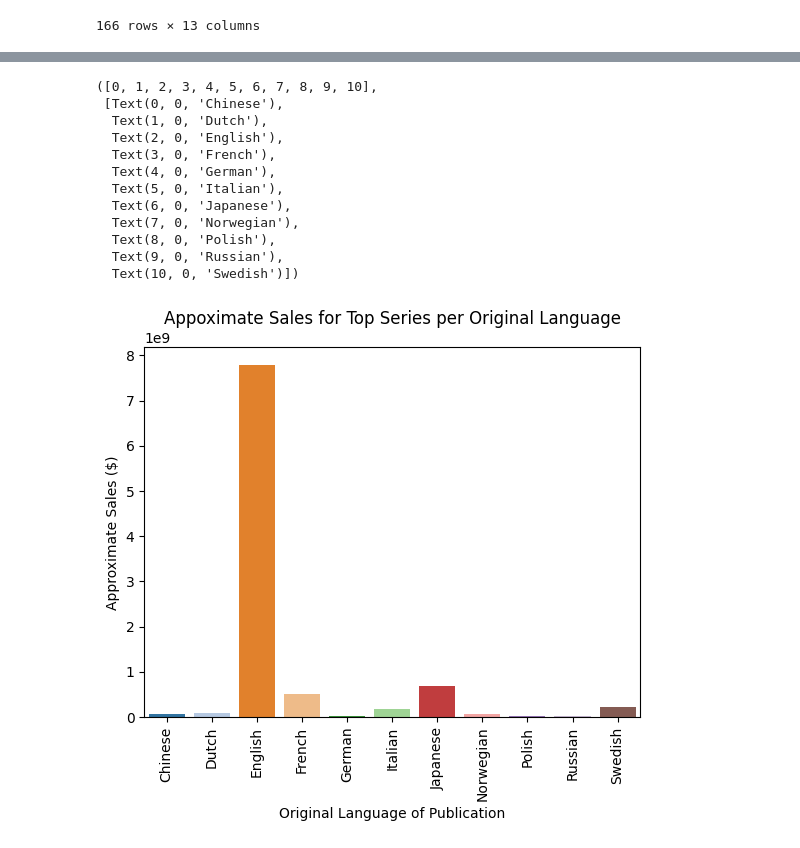
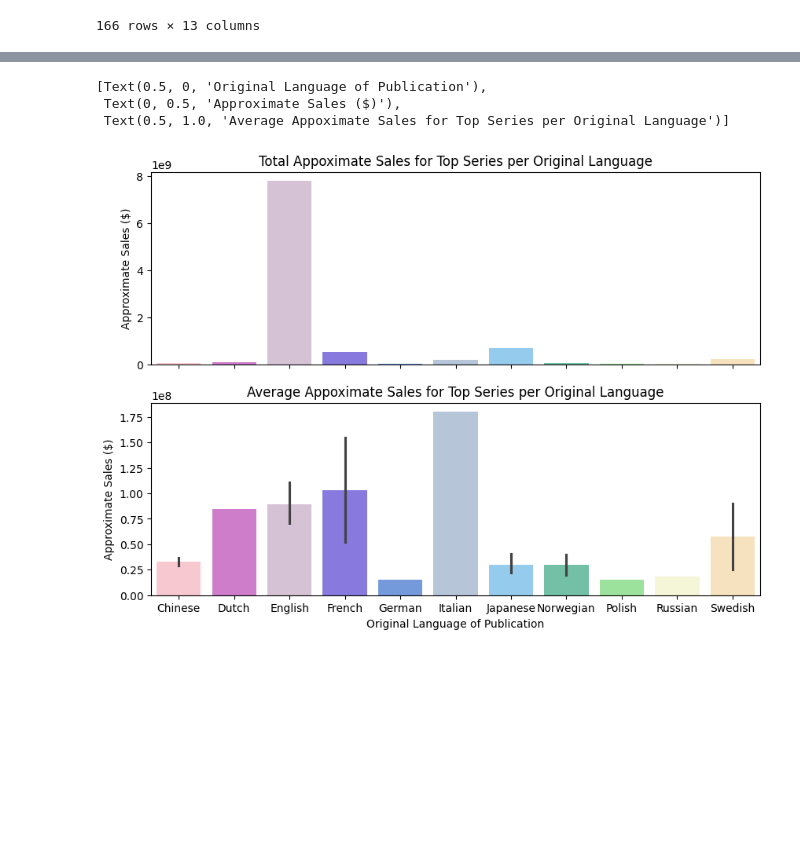
Before and after one commit to loubutch/710020717_Empirical_Project, a Jupyter notebook: source/summary_and_visualisations.ipynb, the cells around one changed output, grey strips where cells are left out. Drawn from its saved outputs; the diff is of its cells as text; code cells hidden in the pictures; blank space fills up the shorter version.

```diff
--- a/source/summary_and_visualisations.ipynb
+++ b/source/summary_and_visualisations.ipynb
@@ -23,3 +23,8 @@ df_book
 | 164 | The Secret Diary of Adrian Mole, ... | Sue Townsend | English | 1982 | 20000000 | Young adult novel | NaN | NaN | ... |
 | 165 | Ronia, the Robber's Daughter | Astrid Lindgren | Swedish | 1981 | 10000000 | NaN | NaN | NaN | ... |
 166 rows × 13 columns
+# %%
+palette16 = dict(Chinese = "pink", Dutch = "orchid", English = "thistle", French = "mediumslateblue", German ="cornflowerblue",
+           Italian = "lightsteelblue", Japanese = "lightskyblue", Norwegian ="mediumaquamarine", Polish = "lightgreen", Russian = "lightgoldenrodyellow",
+           Swedish = "moccasin", Portuguese = "sandybrown", Spanish = "darksalmon", Czech = "lightcoral",Yiddish = "silver",
+           Gujarati = "darkgrey")
@@ -169,23 +239,23 @@ plt.legend(loc='upper right', bbox_to_anchor=(1.3, 1), title = "Original Languag
 # %%
+fig, axs = plt.subplots(nrows=2, figsize=(10, 7))
+
 grouped_sales_language = df_series.groupby("Original_Language").sum()
 sns.barplot(grouped_sales_language, x = "Original_Language", y = "Approximate_Sales", hue = "Original_Language",
-            palette= "tab20", legend = False, errorbar=None).set(
+         palette = palette16, legend = False, errorbar=None, ax = axs[0],
+            order = df_series.sort_values("Original_Language").Original_Language).set(
+                xticklabels=[],
+                xlabel = None,
+                ylabel = "Approximate Sales ($)",
+                title = "Total Appoximate Sales for Top Series per Original Language")
+
+
+sns.barplot(df_series, x = "Original_Language", y = "Approximate_Sales", hue = "Original_Language",
+            palette= palette16, legend = False, order = df_series.sort_values("Original_Language").Original_Language ).set(
                 xlabel = "Original Language of Publication",
                 ylabel = "Approximate Sales ($)",
-                title = "Appoximate Sales for Top Series per Original Language")
-
-plt.xticks(rotation=90)
+                title = "Average Appoximate Sales for Top Series per Original Language")
 # %% [output]
-([0, 1, 2, 3, 4, 5, 6, 7, 8, 9, 10],
- [Text(0, 0, 'Chinese'),
-  Text(1, 0, 'Dutch'),
-  Text(2, 0, 'English'),
-  Text(3, 0, 'French'),
-  Text(4, 0, 'German'),
-  Text(5, 0, 'Italian'),
-  Text(6, 0, 'Japanese'),
-  Text(7, 0, 'Norwegian'),
-  Text(8, 0, 'Polish'),
-  Text(9, 0, 'Russian'),
-  Text(10, 0, 'Swedish')])
+[Text(0.5, 0, 'Original Language of Publication'),
+ Text(0, 0.5, 'Approximate Sales ($)'),
+ Text(0.5, 1.0, 'Average Appoximate Sales for Top Series per Original Language')]
-[figure, old version]
+[figure, new version]
```
Also changed, not shown: parts of 15 cells of this notebook, 1 other file.
